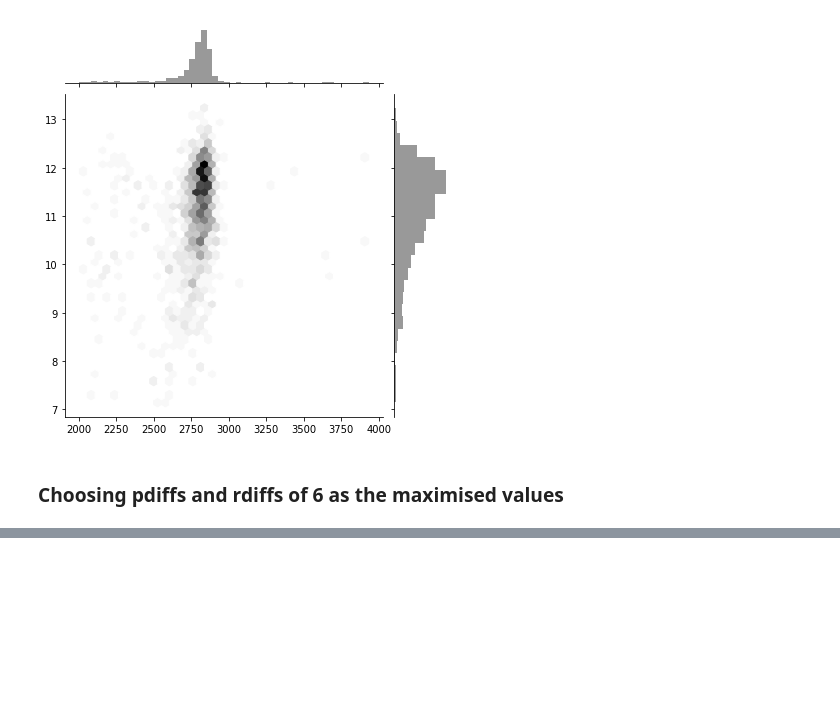
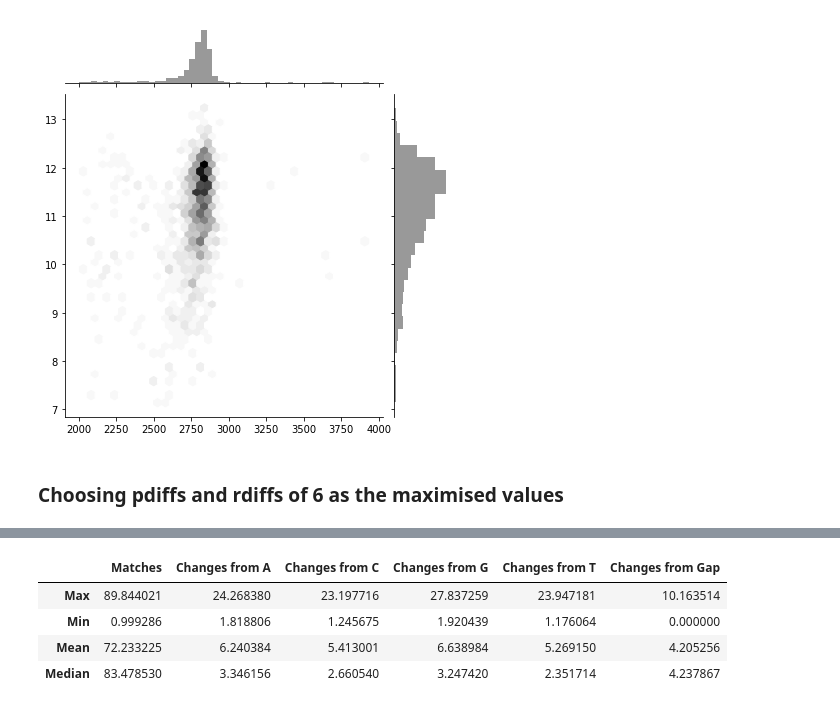
Before and after one commit to teenjes/summer_project_notebooks, a Jupyter notebook: zymo_test.ipynb, the cells around one changed output, grey strips where cells are left out. Cells and saved outputs as stored; diff of their text form; code cells hidden in the pictures; blank space fills up the shorter version.

```diff
--- a/zymo_test.ipynb
+++ b/zymo_test.ipynb
@@ -225,0 +338,12 @@ ee6841ef-8de2-47da-b7d9-2bc8c34b35ec
+# %%
+dict6_frame = df(columns=['Matches', 'Changes from A', 'Changes from C', 'Changes from G', 'Changes from T', 'Changes from Gap'], index=['Max', 'Min', 'Mean', 'Median'])
+for i in range(0, 6):
+    dict6_frame[dict6_frame.columns[i]] = [max(statistics[i]), min(statistics[i]), np.mean(statistics[i]), np.median(statistics[i])]
+# %%
+dict6_frame
+# %% [output]
+|  | Matches | Changes from A | Changes from C | Changes from G | Changes from T | Changes from Gap |
+| Max | 89.844021 | 24.268380 | 23.197716 | 27.837259 | 23.947181 | 10.163514 |
+| Min | 0.999286 | 1.818806 | 1.245675 | 1.920439 | 1.176064 | 0.000000 |
+| Mean | 72.233225 | 6.240384 | 5.413001 | 6.638984 | 5.269150 | 4.205256 |
+| Median | 83.478530 | 3.346156 | 2.660540 | 3.247420 | 2.351714 | 4.237867 |
```
Also changed, not shown: parts of 8 cells of this notebook, 2 other files.
